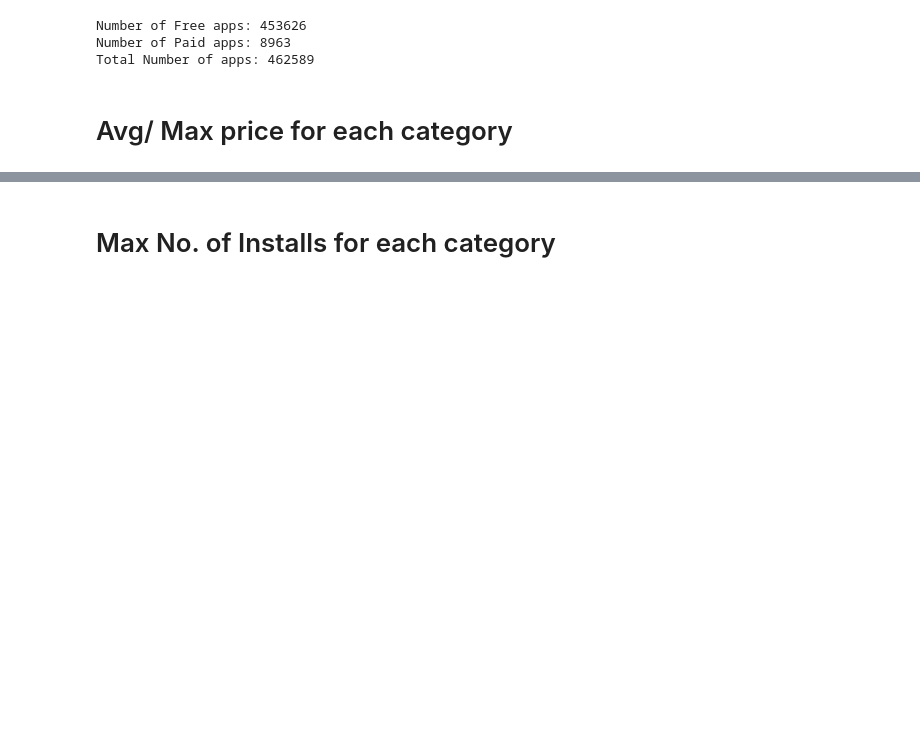
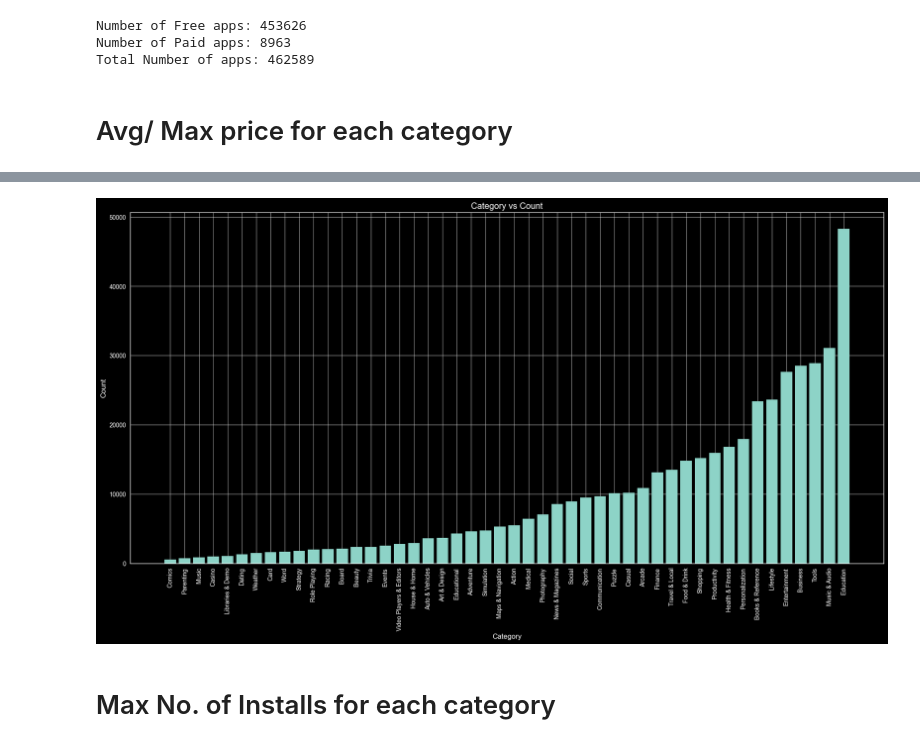
Before and after one commit to aymanreda56/XL-Data, a Jupyter notebook: DataAnalysis/DescriptiveAnalysis/DescriptiveAnalysis.ipynb, the cells around one changed output, grey strips where cells are left out. Cells and saved outputs as stored; diff of their text form; code cells hidden in the pictures; blank space fills up the shorter version.

```diff
--- a/DataAnalysis/DescriptiveAnalysis/DescriptiveAnalysis.ipynb
+++ b/DataAnalysis/DescriptiveAnalysis/DescriptiveAnalysis.ipynb
@@ -132,3 +140,18 @@ price.collect()
+# %%
+sorted_by_count= price.sortBy(lambda x: x[1][0], ascending=True)
+
+count_list = sorted_by_count.map(lambda x: x[1][0]).collect()
+category_list = sorted_by_count.map(lambda x: x[0]).collect()
+
+plt.figure(figsize=(20, 10))
+plt.bar(category_list, count_list)
+plt.xlabel("Category")
+plt.ylabel("Count")
+plt.title("Category vs Count")
+plt.xticks(rotation=90)
+plt.show()
+# %% [output]
+[figure, added]
 # %% [markdown]
 # Max No. of Installs for each category
 # %%
```
Also changed, not shown: parts of 3 cells of this notebook.
